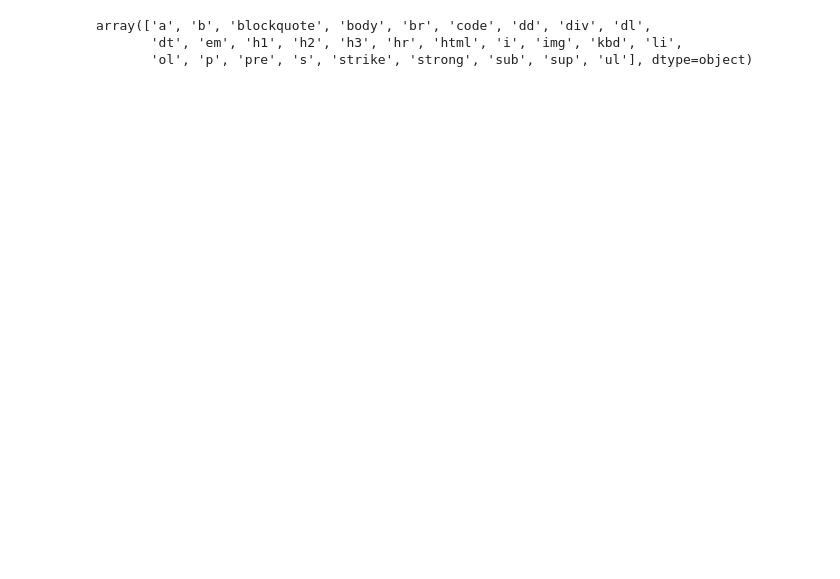
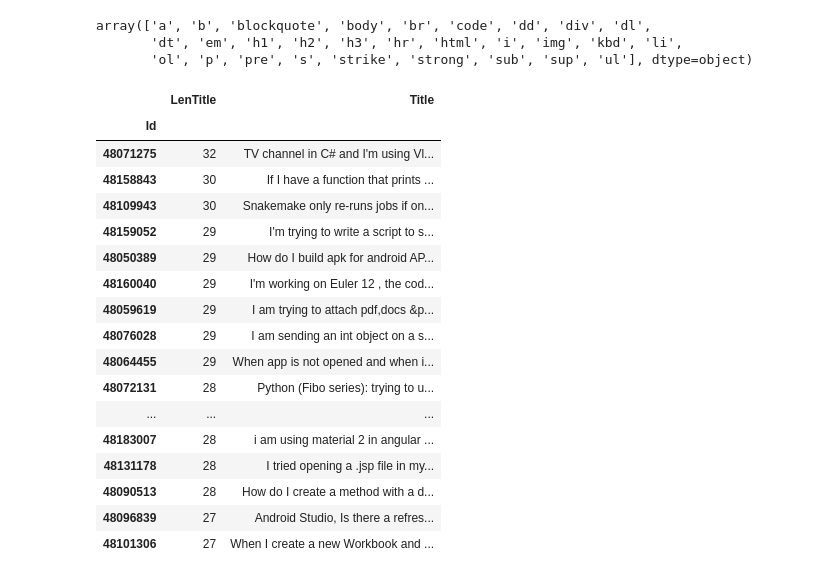
Before and after one commit to rudloffl/Tag-generator-Stackoverflow, a Jupyter notebook: Notebooks/A2 - posts exploration.ipynb, the cells around one changed output. Saved outputs shown, nothing was run; the diff lists cells and outputs as text; code cells hidden in the pictures; blank space fills up the shorter version.

```diff
--- a/Notebooks/A2 - posts exploration.ipynb
+++ b/Notebooks/A2 - posts exploration.ipynb
@@ -77,4 +111,27 @@ postsdf['TagsSet'].str.join(sep='*').str.get_dummies(sep='*').columns.values
 array(['a', 'b', 'blockquote', 'body', 'br', 'code', 'dd', 'div', 'dl',
        'dt', 'em', 'h1', 'h2', 'h3', 'hr', 'html', 'i', 'img', 'kbd', 'li',
        'ol', 'p', 'pre', 's', 'strike', 'strong', 'sub', 'sup', 'ul'], dtype=object)
+# %%
+#Title  - general information
+postsdf['LenTitle'] = postsdf['Title'].apply(lambda x:len(x.split(' ')))
+postsdf[['LenTitle', 'Title']].sort_values('LenTitle', ascending = False).head(20)
+# %% [output]
+|  | LenTitle | Title |
+| Id |  |  |
+| 48071275 | 32 | TV channel in C# and I'm using Vl... |
+| 48158843 | 30 | If I have a function that prints ... |
+| 48109943 | 30 | Snakemake only re-runs jobs if on... |
+| 48159052 | 29 | I'm trying to write a script to s... |
+| 48050389 | 29 | How do I build apk for android AP... |
+| 48160040 | 29 | I'm working on Euler 12 , the cod... |
+| 48059619 | 29 | I am trying to attach pdf,docs &p... |
+| 48076028 | 29 | I am sending an int object on a s... |
+| 48064455 | 29 | When app is not opened and when i... |
+| 48072131 | 28 | Python (Fibo series): trying to u... |
+| ... | ... | ... |
+| 48183007 | 28 | i am using material 2 in angular ... |
+| 48131178 | 28 | I tried opening a .jsp file in my... |
+| 48090513 | 28 | How do I create a method with a d... |
+| 48096839 | 27 | Android Studio, Is there a refres... |
+| 48101306 | 27 | When I create a new Workbook and ... |
 # %%
```
Also changed, not shown: parts of 39 cells of this notebook, 1 other file.
